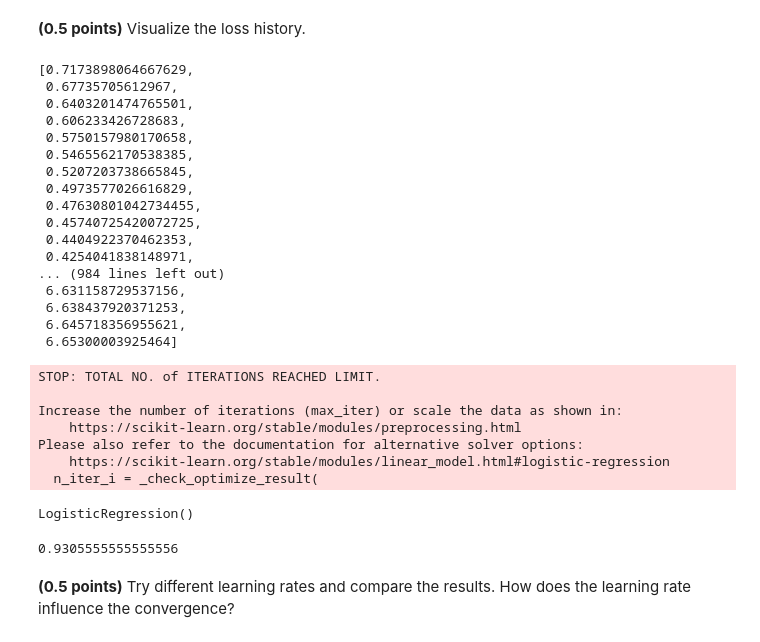
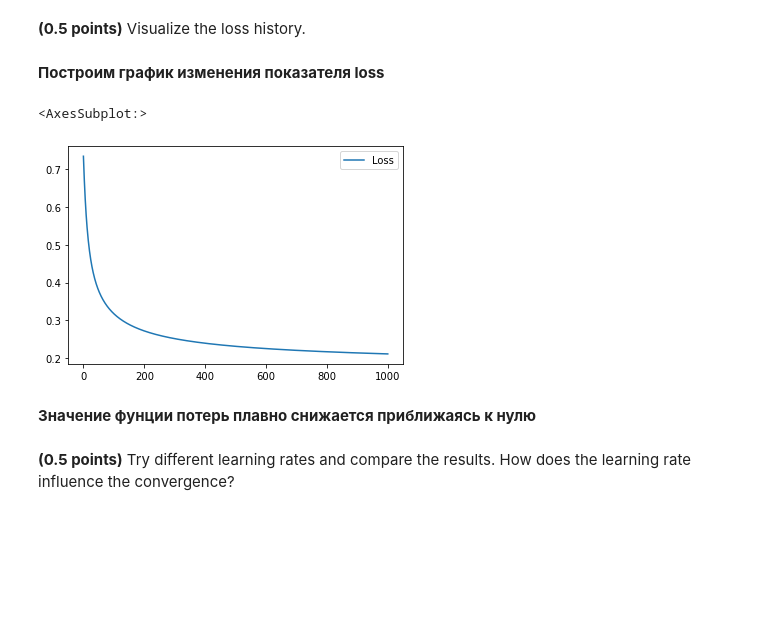
Before and after one commit to codekot/logistics_knn, a Jupyter notebook: hw_classification.ipynb, the cells around one changed output. Cells and saved outputs as stored; diff of their text form; code cells hidden in the pictures; blank space fills up the shorter version.

```diff
--- a/hw_classification.ipynb
+++ b/hw_classification.ipynb
@@ -254,22 +250,2 @@ AssertionError:
 # %% [markdown]
 **(0.5 points)** Visualize the loss history.
-# %%
-model.loss_hist
-# %% [output]
-[0.7173898064667629,
- 0.67735705612967,
- 0.6403201474765501,
- 0.606233426728683,
- 0.5750157980170658,
- 0.5465562170538385,
- 0.5207203738665845,
- 0.4973577026616829,
- 0.47630801042734455,
- 0.45740725420072725,
- 0.4404922370462353,
- 0.4254041838148971,
-... (984 lines left out)
- 6.631158729537156,
- 6.638437920371253,
- 6.645718356955621,
- 6.65300003925464]
@@ -280,17 +252,11 @@ logisticRegr = LogisticRegression()
-# %%
-logisticRegr.fit(X_train, y_train)
-# %% [output]
-STOP: TOTAL NO. of ITERATIONS REACHED LIMIT.
-
-Increase the number of iterations (max_iter) or scale the data as shown in:
-    https://scikit-learn.org/stable/modules/preprocessing.html
-Please also refer to the documentation for alternative solver options:
-    https://scikit-learn.org/stable/modules/linear_model.html#logistic-regression
-  n_iter_i = _check_optimize_result(
-LogisticRegression()
-# %%
-logisticRegr.score(X_test, y_test)
-# %% [output]
-0.9305555555555556
+# %% [markdown]
+**Построим график изменения показателя loss**
+# %%
+pd.DataFrame(model.loss_hist, columns=['Loss']).plot();
+# %% [output]
+<AxesSubplot:>
+[figure, added]
+# %% [markdown]
+**Значение фунции потерь плавно снижается приближаясь к нулю**
 # %% [markdown]
 **(0.5 points)** Try different learning rates and compare the results. How does the learning rate influence the convergence?
```
Also changed, not shown: parts of 16 cells of this notebook, 1 other file.
